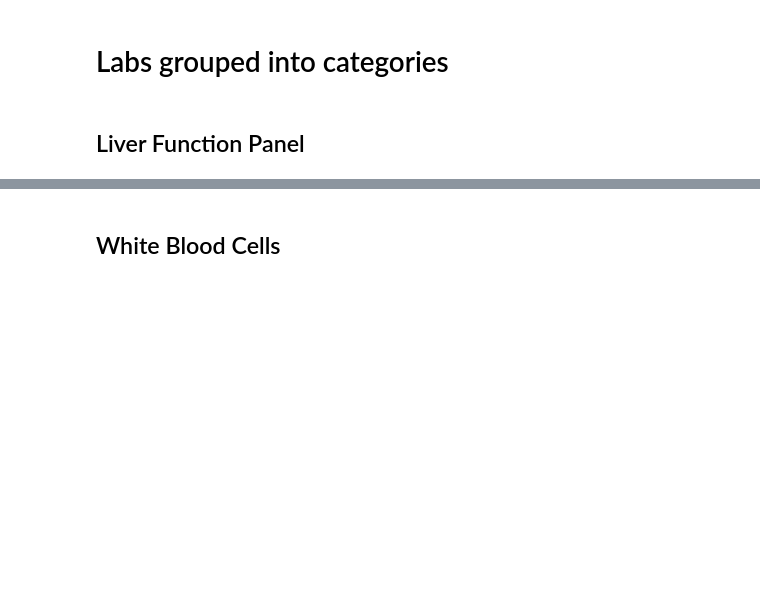
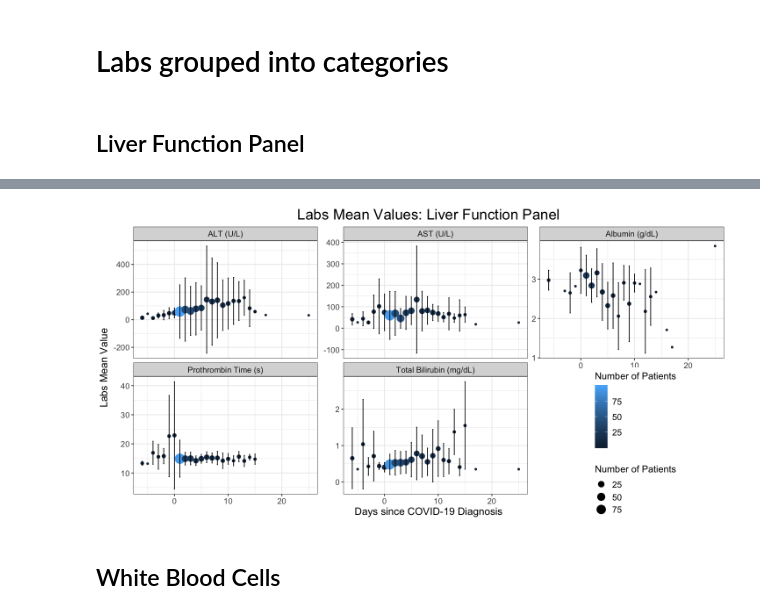
Before and after one commit to covidclinical/visualization-notebooks, a Jupyter notebook: notebooks/labs_plots.ipynb, the cells around one changed output, grey strips where cells are left out. Drawn from its saved outputs; the diff is of its cells as text; code cells hidden in the pictures; blank space fills up the shorter version.

```diff
--- a/notebooks/labs_plots.ipynb
+++ b/notebooks/labs_plots.ipynb
@@ -84,17 +117,17 @@ systemic_response_subset <- all_institutes[all_institutes$PLOT_NAME %in% systemi
 # %%
-ggplot(data=hepatic_subset, aes_string(x="DAYS_SINCE_POSITIVE", y="MEAN_VALUE")) +
-geom_point(aes_string(col="SITEID")) +
-#geom_errorbar(aes(ymin=MEAN_VALUE-STDEV_VALUE, ymax=MEAN_VALUE+STDEV_VALUE), width=.2,
-#                 position=position_dodge(.9)) +
-facet_wrap("PLOT_NAME_UNITS", scales="free_y") +
+ggplot(data=hepatic_subset, aes_string(x="days_since_positive", y="mean_value")) +
+geom_point(aes_string(col="num_patients", size="num_patients")) +
+geom_errorbar(aes(ymin=mean_value-stdev_value, ymax=mean_value+stdev_value), width=.2,
+                 position=position_dodge(.9)) +
+facet_wrap("plot_names_units", scales="free_y") +
 labs(title = "Labs Mean Values: Liver Function Panel",
      x = "Days since COVID-19 Diagnosis",
      y = "Labs Mean Value",
-    col = "Institution"
+    col = "Number of Patients",
+     size = "Number of Patients"
     ) +
 theme(
     legend.position = c(0.85, 0.2),
-    )+
-scale_x_continuous(breaks = unique(all_institutes$DAYS_SINCE_POSITIVE))
-#+scale_color_nejm()
-#ggsave("lab_plots/liver.png", height=14, width=28, unit="cm")
+    )
+#ggsave("labs_liver_sd_200403_aphp.png", height=14, width=32, unit="cm")
+# %% [output]
@@ -100,0 +138 @@ scale_x_continuous(breaks = unique(all_institutes$DAYS_SINCE_POSITIVE))
+[figure, added]
```
Also changed, not shown: parts of 21 cells of this notebook.
